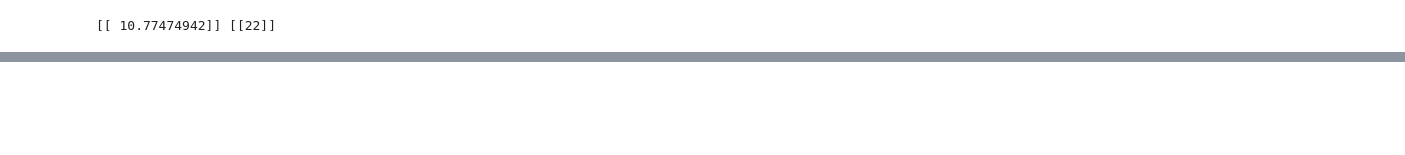
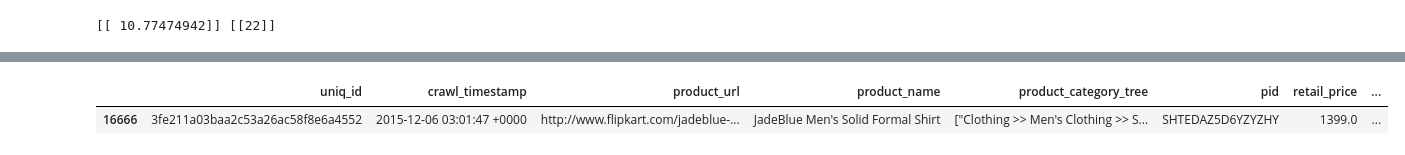
Before and after one commit to icooker811/theshop-recommendation-notebook, a Jupyter notebook: content-based+recommender+systems.ipynb, the cells around one changed output, grey strips where cells are left out. Saved outputs shown, nothing was run; the diff lists cells and outputs as text; code cells hidden in the pictures; blank space fills up the shorter version.

```diff
--- a/content-based+recommender+systems.ipynb
+++ b/content-based+recommender+systems.ipynb
@@ -103,0 +73,5 @@ Name: 22, dtype: object
+# %%
+products[products['uniq_id'] == '3fe211a03baa2c53a26ac58f8e6a4552']
+# %% [output]
+|  | uniq_id | crawl_timestamp | product_url | product_name | product_category_tree | pid | retail_price | ... |
+| 16666 | 3fe211a03baa2c53a26ac58f8e6a4552 | 2015-12-06 03:01:47 +0000 | http://www.flipkart.com/jadeblue-... | JadeBlue Men's Solid Formal Shirt | ["Clothing >> Men's Clothing >> S... | SHTEDAZ5D6YZYZHY | 1399.0 | ... |
```
Also changed, not shown: parts of 9 cells of this notebook.
